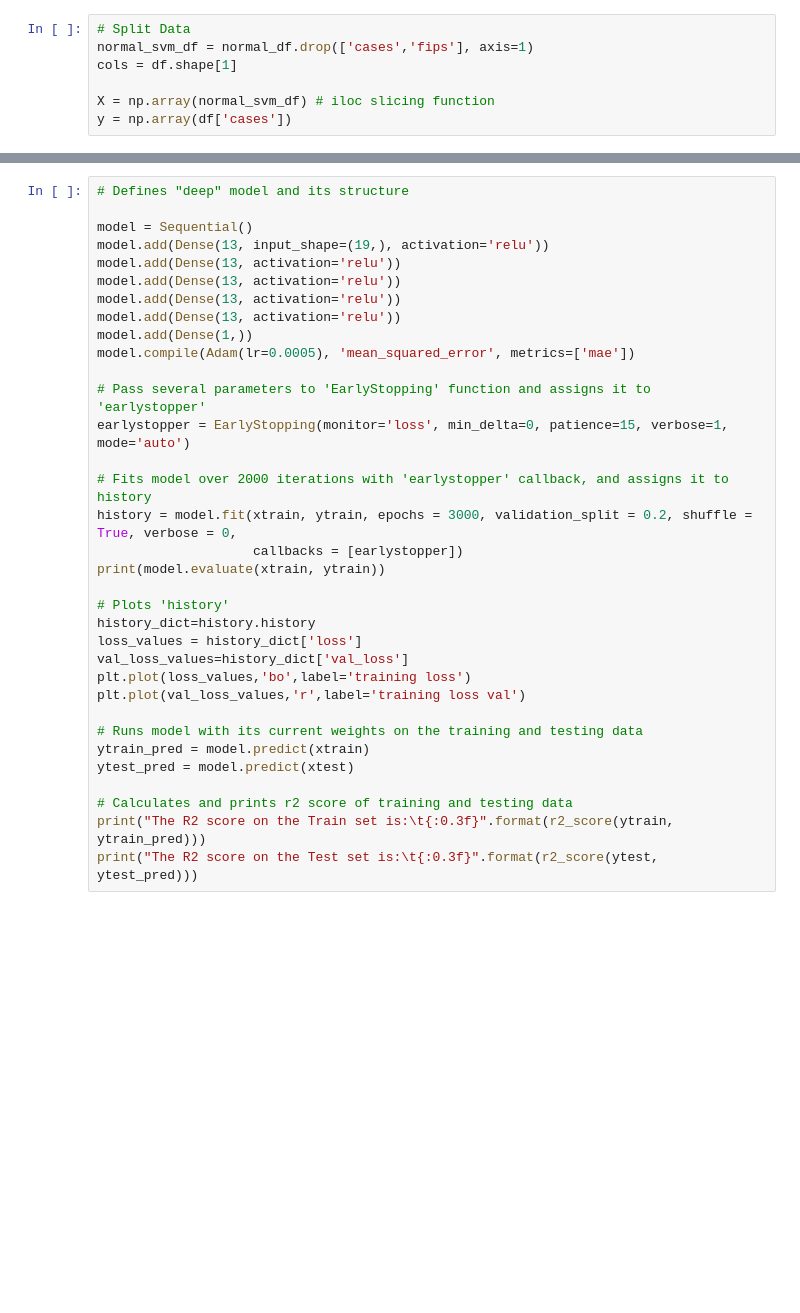
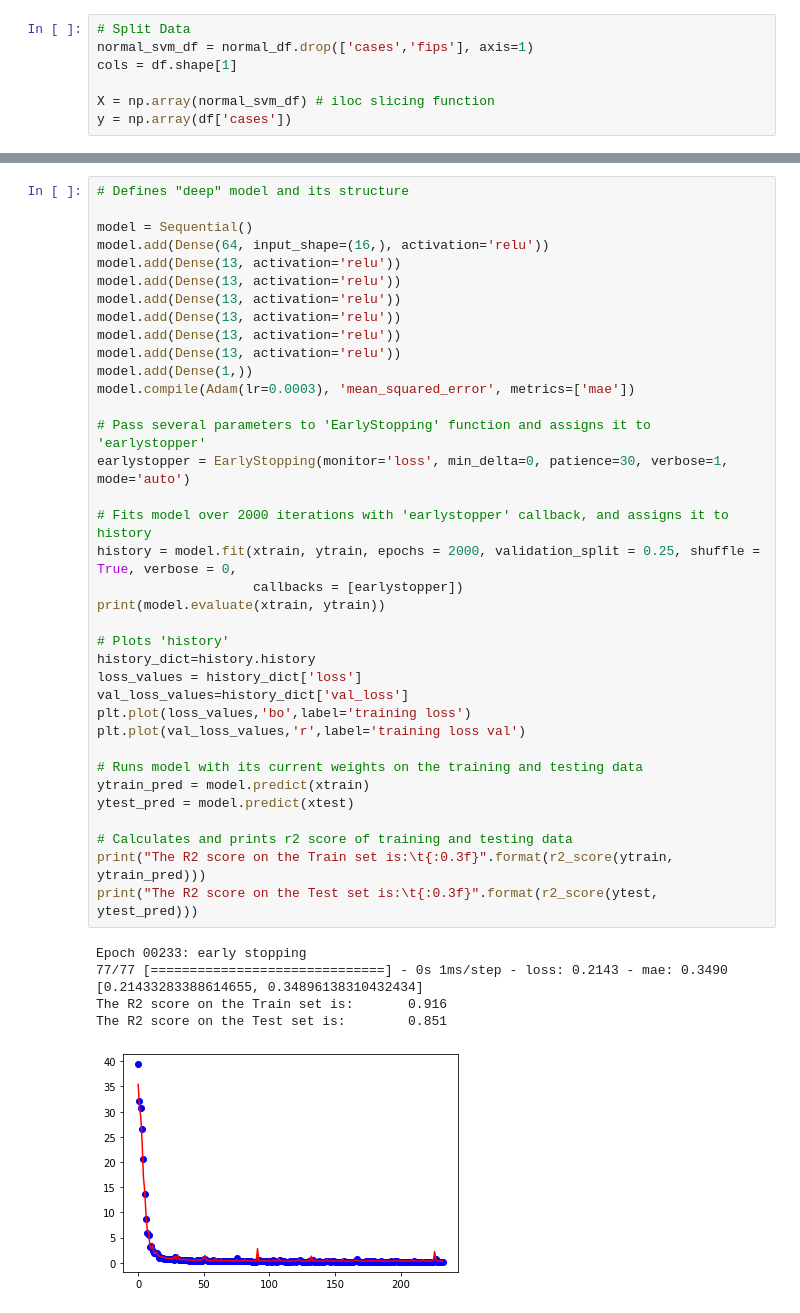
Before and after one commit to CS254-ML-FinalProject/Final-Project, a Jupyter notebook: CNN.ipynb, the cells around one changed output, grey strips where cells are left out. Cells and saved outputs as stored; diff of their text form; blank space fills up the shorter version.

```diff
--- a/CNN.ipynb
+++ b/CNN.ipynb
@@ -203,36 +253,45 @@ plt.plot(val_loss_values,'r',label='training loss val')
 # %%
 # Defines "deep" model and its structure
 
 model = Sequential()
-model.add(Dense(13, input_shape=(19,), activation='relu'))
+model.add(Dense(64, input_shape=(16,), activation='relu'))
+model.add(Dense(13, activation='relu'))
+model.add(Dense(13, activation='relu'))
 model.add(Dense(13, activation='relu'))
 model.add(Dense(13, activation='relu'))
 model.add(Dense(13, activation='relu'))
 model.add(Dense(13, activation='relu'))
 model.add(Dense(1,))
-model.compile(Adam(lr=0.0005), 'mean_squared_error', metrics=['mae'])
+model.compile(Adam(lr=0.0003), 'mean_squared_error', metrics=['mae'])
 
 # Pass several parameters to 'EarlyStopping' function and assigns it to 'earlystopper'
-earlystopper = EarlyStopping(monitor='loss', min_delta=0, patience=15, verbose=1, mode='auto')
+earlystopper = EarlyStopping(monitor='loss', min_delta=0, patience=30, verbose=1, mode='auto')
 
 # Fits model over 2000 iterations with 'earlystopper' callback, and assigns it to history
-history = model.fit(xtrain, ytrain, epochs = 3000, validation_split = 0.2, shuffle = True, verbose = 0,
+history = model.fit(xtrain, ytrain, epochs = 2000, validation_split = 0.25, shuffle = True, verbose = 0,
                     callbacks = [earlystopper])
 print(model.evaluate(xtrain, ytrain))
 
 # Plots 'history'
 history_dict=history.history
 loss_values = history_dict['loss']
 val_loss_values=history_dict['val_loss']
 plt.plot(loss_values,'bo',label='training loss')
 plt.plot(val_loss_values,'r',label='training loss val')
 
 # Runs model with its current weights on the training and testing data
 ytrain_pred = model.predict(xtrain)
 ytest_pred = model.predict(xtest)
 
 # Calculates and prints r2 score of training and testing data
 print("The R2 score on the Train set is:\t{:0.3f}".format(r2_score(ytrain, ytrain_pred)))
 print("The R2 score on the Test set is:\t{:0.3f}".format(r2_score(ytest, ytest_pred)))
+# %% [output]
+Epoch 00233: early stopping
+77/77 [==============================] - 0s 1ms/step - loss: 0.2143 - mae: 0.3490
+[0.21433283388614655, 0.34896138310432434]
+The R2 score on the Train set is:       0.916
+The R2 score on the Test set is:        0.851
+[figure, added]
 # %%
 plt.plot(ytrain, ytrain_pred,'*r')
```
Also changed, not shown: parts of 16 cells of this notebook, 1 other file.
